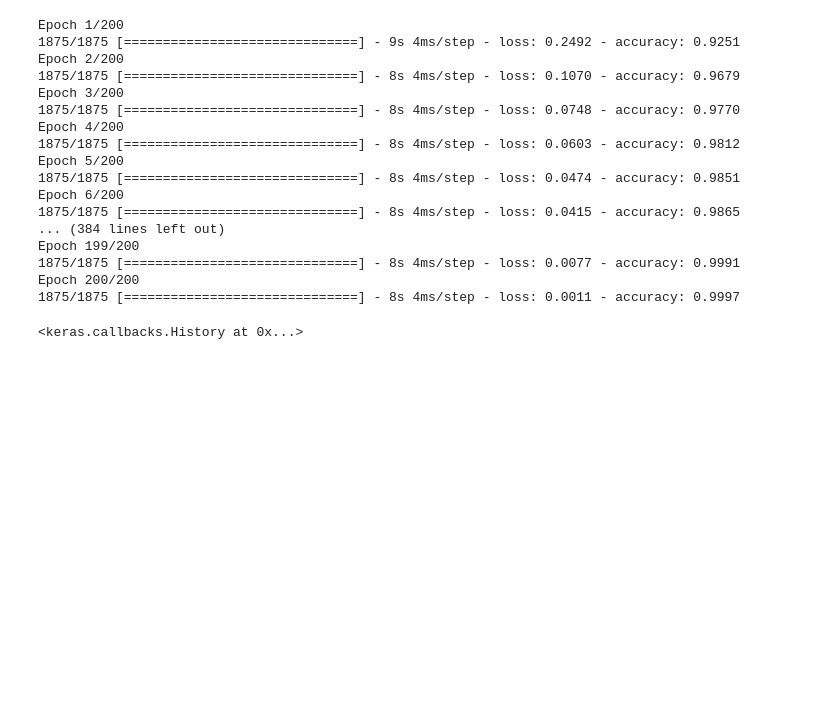
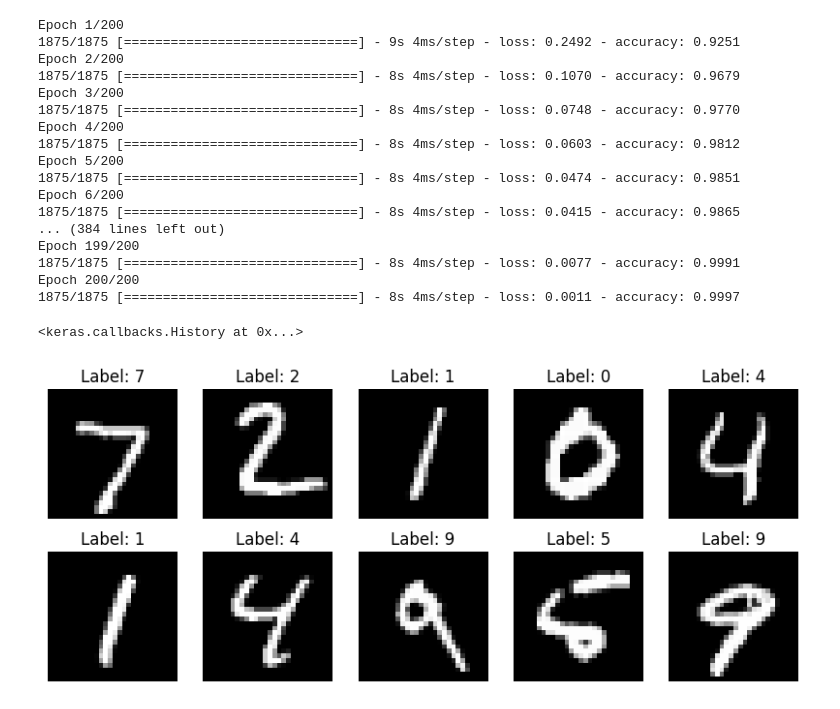
Before and after one commit to muhacolee4/AL-ML-Learning-path, a Jupyter notebook: MNIST/mnist.ipynb, the cells around one changed output. Saved outputs shown, nothing was run; the diff lists cells and outputs as text; code cells hidden in the pictures; blank space fills up the shorter version.

```diff
--- a/MNIST/mnist.ipynb
+++ b/MNIST/mnist.ipynb
@@ -99,3 +102,14 @@ Epoch 199/200
 Epoch 200/200
 1875/1875 [==============================] - 8s 4ms/step - loss: 0.0011 - accuracy: 0.9997
 <keras.callbacks.History at 0x...>
+# %%
+# plot the first 10 images from the test set
+fig, axs = plt.subplots(2, 5, figsize=(10, 4))
+for i in range(10):
+    ax = axs[i//5, i%5]
+    ax.imshow(x_test[i], cmap='gray')
+    ax.axis('off')
+    ax.set_title('Label: {}'.format(y_test[i]))
+plt.show()
+# %% [output]
+[figure, added]
```
Also changed, not shown: parts of 5 cells of this notebook.
